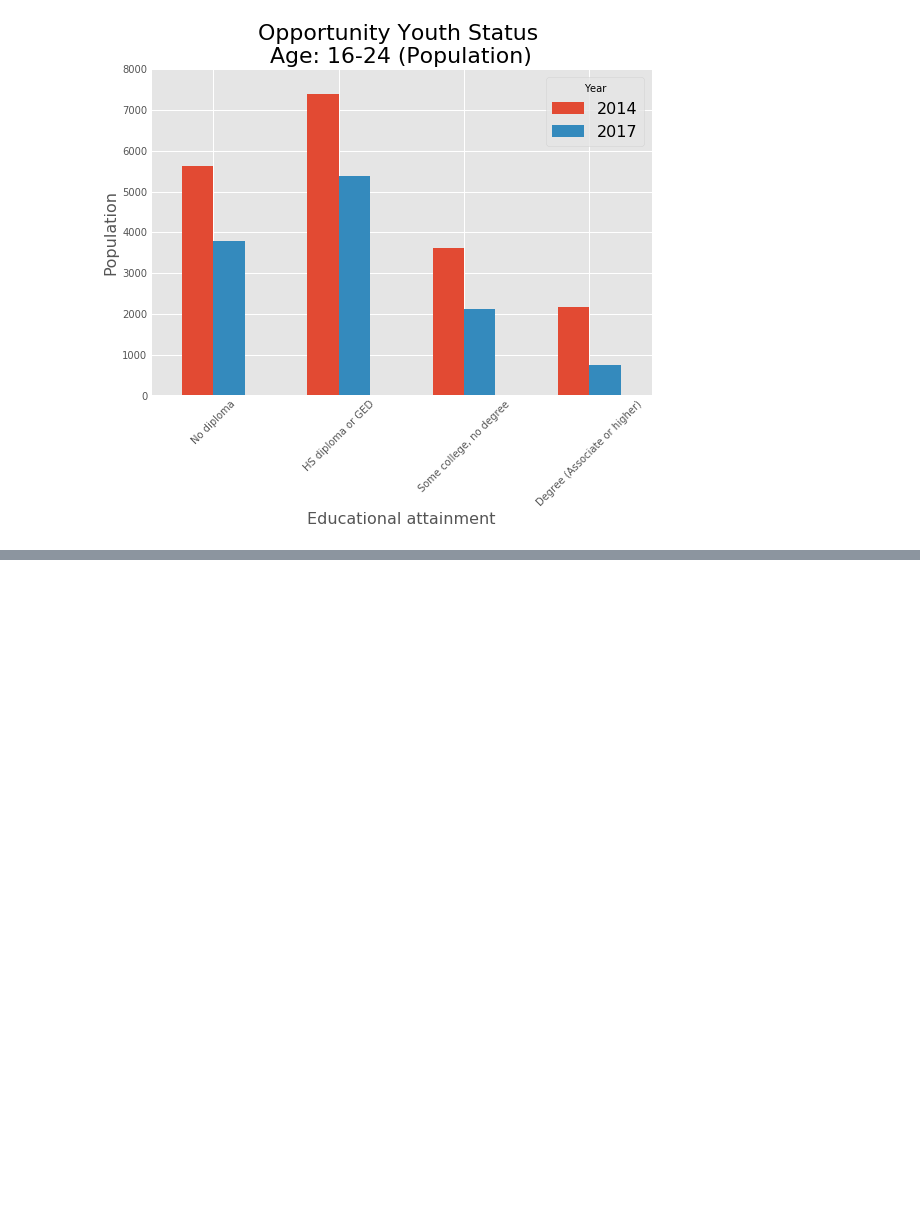
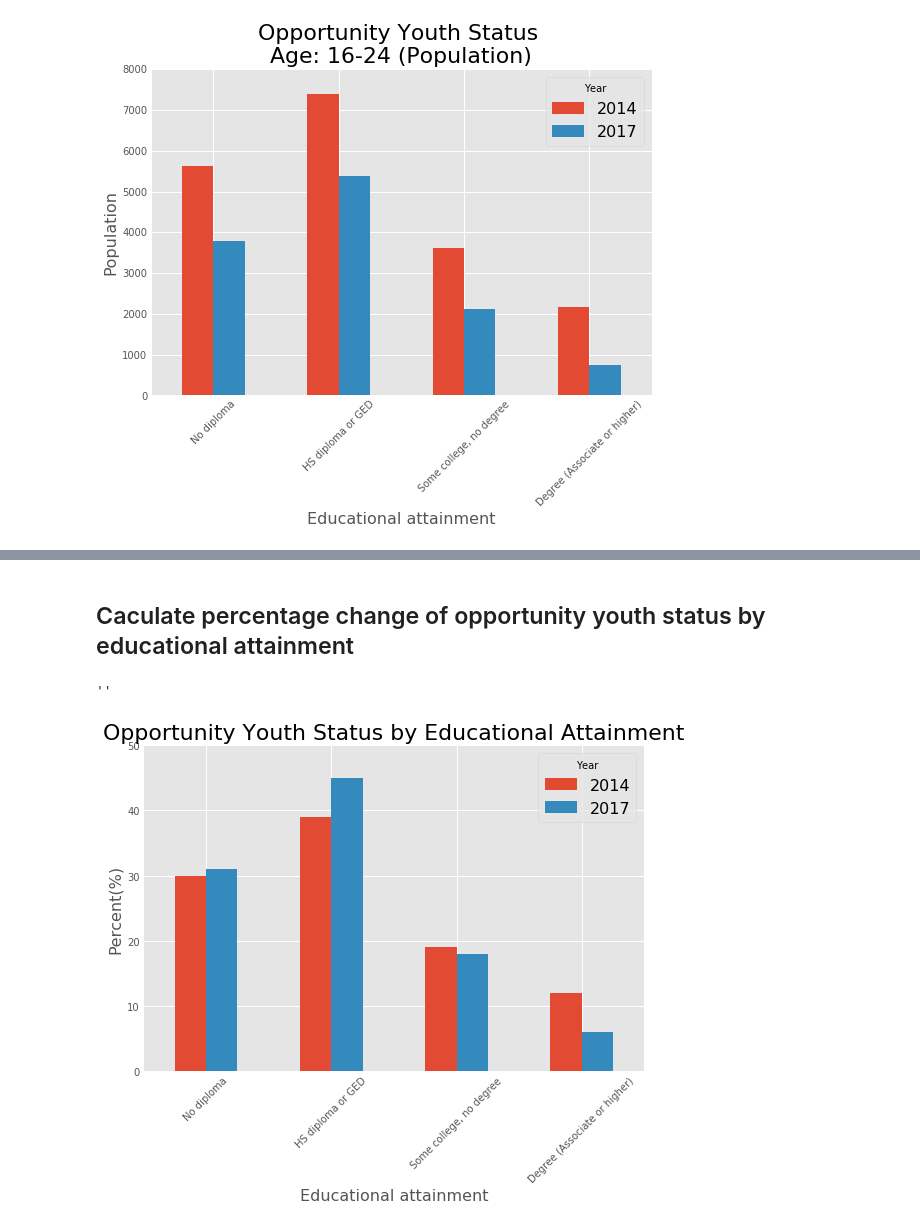
Before and after one commit to YufenLin/opportunity_youth, a Jupyter notebook: src/oy_table_2017.ipynb, the cells around one changed output, grey strips where cells are left out. Cells and saved outputs as stored; diff of their text form; code cells hidden in the pictures; blank space fills up the shorter version.

```diff
--- a/src/oy_table_2017.ipynb
+++ b/src/oy_table_2017.ipynb
@@ -261,0 +320,18 @@ plt.savefig('visualization/ChangeOfOpportunityYouthStatus_Percentage.png', bbox_
+# %% [markdown]
+## Caculate percentage change of opportunity youth status by educational attainment
+# %%
+df_edu = pd.concat([df_oy_2014_percent['Total'],df_oy_2017_percent['Total']], axis=1)
+df_edu.columns = [2014,2017]
+df_edu.drop(index='Sum', inplace=True)
+df_edu.plot.bar(figsize=(8,6))
+plt.title('Opportunity Youth Status by Educational Attainment',fontsize=22)
+plt.xlabel('Educational attainment', fontsize=16)
+plt.ylabel('Percent(%)', fontsize=16)
+plt.legend(['2014','2017'], title='Year', fontsize=16)
+plt.xticks(rotation=45)
+plt.ylim(0, 50)
+plt.savefig('visualization/ChangeOfOY_ByEdu_Percentage.png', bbox_inches='tight')
+;
+# %% [output]
+''
+[figure, added]
```
Also changed, not shown: parts of 26 cells of this notebook, 3 other files.
